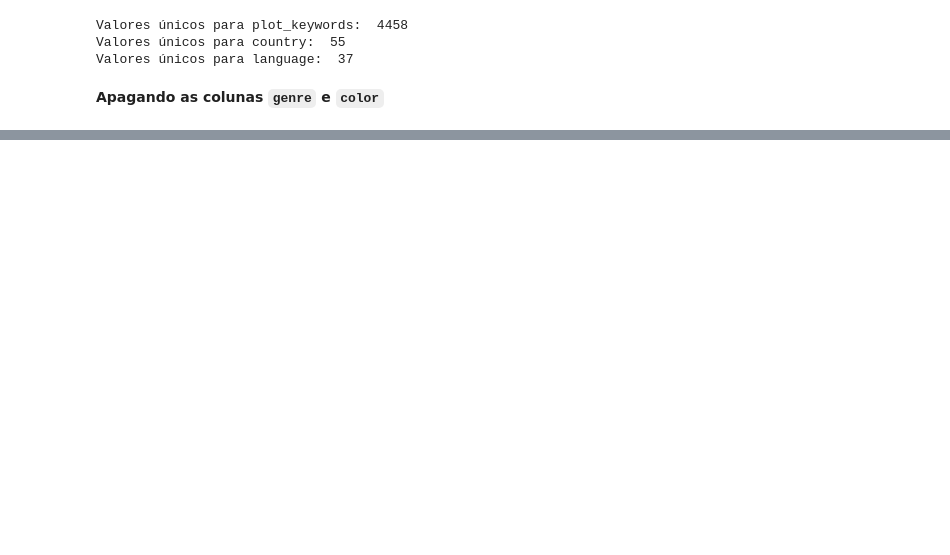
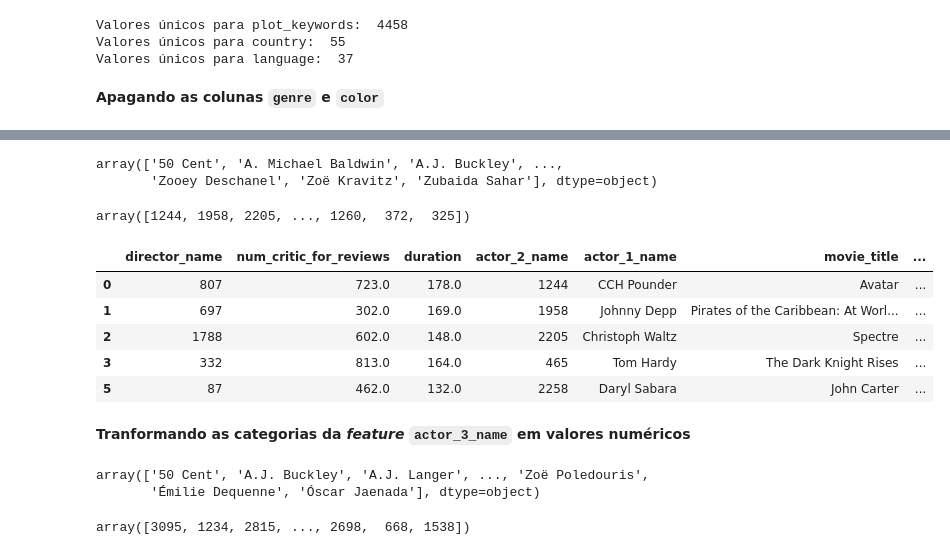
Before and after one commit to Machine-Learning-FGA/imdb_movie_dataset, a Jupyter notebook: pre_processing.ipynb, the cells around one changed output, grey strips where cells are left out. Drawn from its saved outputs; the diff is of its cells as text; code cells hidden in the pictures; blank space fills up the shorter version.

```diff
--- a/pre_processing.ipynb
+++ b/pre_processing.ipynb
@@ -340,0 +305,36 @@ X_new.shape
+# %%
+le_actor_2_name = preprocessing.LabelEncoder()
+le_actor_2_name.fit(df6['actor_2_name'])
+le_actor_2_name.classes_
+# %% [output]
+array(['50 Cent', 'A. Michael Baldwin', 'A.J. Buckley', ...,
+       'Zooey Deschanel', 'Zoë Kravitz', 'Zubaida Sahar'], dtype=object)
+# %%
+numeric_actor_2_name = le_actor_2_name.transform(df6['actor_2_name'])
+numeric_actor_2_name
+# %% [output]
+array([1244, 1958, 2205, ..., 1260,  372,  325])
+# %%
+df6['actor_2_name'] = numeric_actor_2_name
+df6.head()
+# %% [output]
+|  | director_name | num_critic_for_reviews | duration | actor_2_name | actor_1_name | movie_title | ... |
+| 0 | 807 | 723.0 | 178.0 | 1244 | CCH Pounder | Avatar | ... |
+| 1 | 697 | 302.0 | 169.0 | 1958 | Johnny Depp | Pirates of the Caribbean: At Worl... | ... |
+| 2 | 1788 | 602.0 | 148.0 | 2205 | Christoph Waltz | Spectre | ... |
+| 3 | 332 | 813.0 | 164.0 | 465 | Tom Hardy | The Dark Knight Rises | ... |
+| 5 | 87 | 462.0 | 132.0 | 2258 | Daryl Sabara | John Carter | ... |
+# %% [markdown]
+**Tranformando as categorias da _feature_ `actor_3_name` em valores numéricos**
+# %%
+le_actor_3_name = preprocessing.LabelEncoder()
+le_actor_3_name.fit(df6['actor_3_name'])
+le_actor_3_name.classes_
+# %% [output]
+array(['50 Cent', 'A.J. Buckley', 'A.J. Langer', ..., 'Zoë Poledouris',
+       'Émilie Dequenne', 'Óscar Jaenada'], dtype=object)
+# %%
+numeric_actor_3_name = le_actor_3_name.transform(df6['actor_3_name'])
+numeric_actor_3_name
+# %% [output]
+array([3095, 1234, 2815, ..., 2698,  668, 1538])
```
Also changed, not shown: parts of 33 cells of this notebook.
